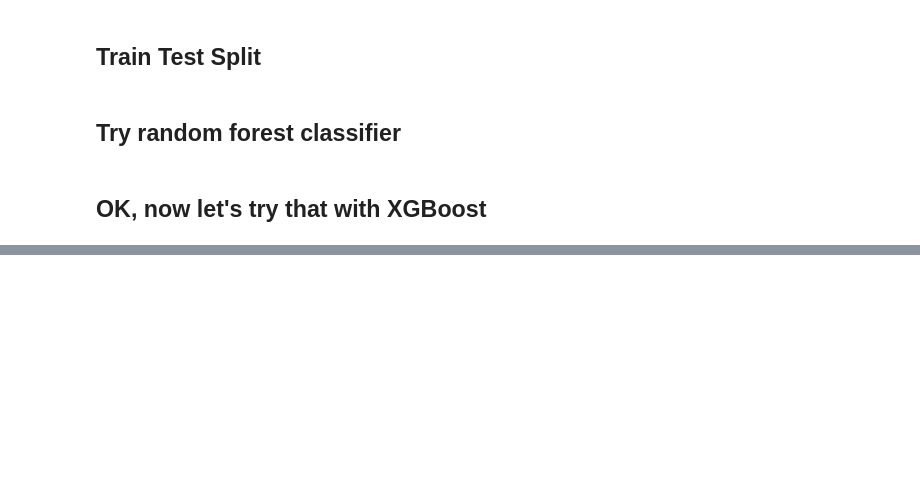
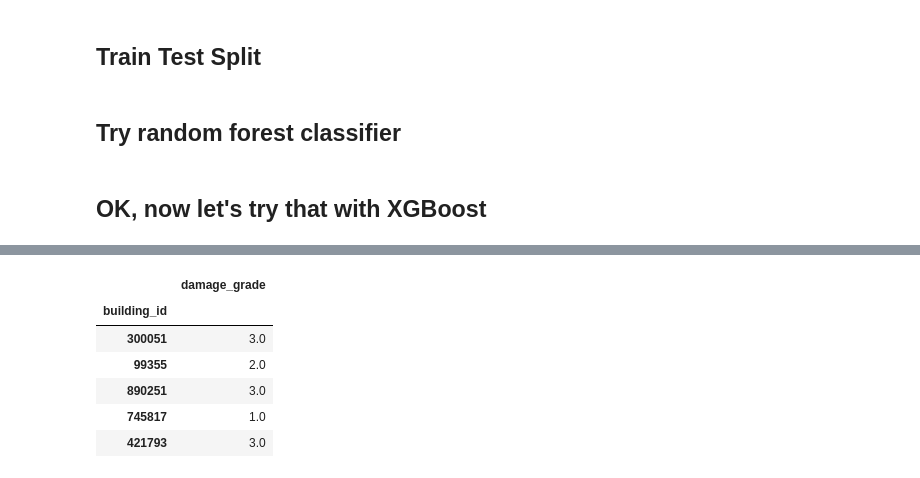
Before and after one commit to aarmstrong78/richter_predictor, a Jupyter notebook: richter_predictor.ipynb, the cells around one changed output, grey strips where cells are left out. Saved outputs shown, nothing was run; the diff lists cells and outputs as text; code cells hidden in the pictures; blank space fills up the shorter version.

Commit message:
First submission 73.8

```diff
--- a/richter_predictor.ipynb
+++ b/richter_predictor.ipynb
@@ -384,0 +419,20 @@ f1_score(y_test, y_pred+1, average='micro')
+# %%
+dtest = xgb.DMatrix(test_ex_geo)
+# %%
+y_pred = bst.predict(dtest) + 1
+# %%
+submission_format = pd.read_csv(DATA_DIR / 'submission_format.csv', index_col='building_id')
+# %%
+my_submission = pd.DataFrame(data=y_pred,
+                             columns=submission_format.columns,
+                             index=submission_format.index)
+# %%
+my_submission.head()
+# %% [output]
+|  | damage_grade |
+| building_id |  |
+| 300051 | 3.0 |
+| 99355 | 2.0 |
+| 890251 | 3.0 |
+| 745817 | 1.0 |
+| 421793 | 3.0 |
```
Also changed, not shown: parts of 17 cells of this notebook, 3 other files.
